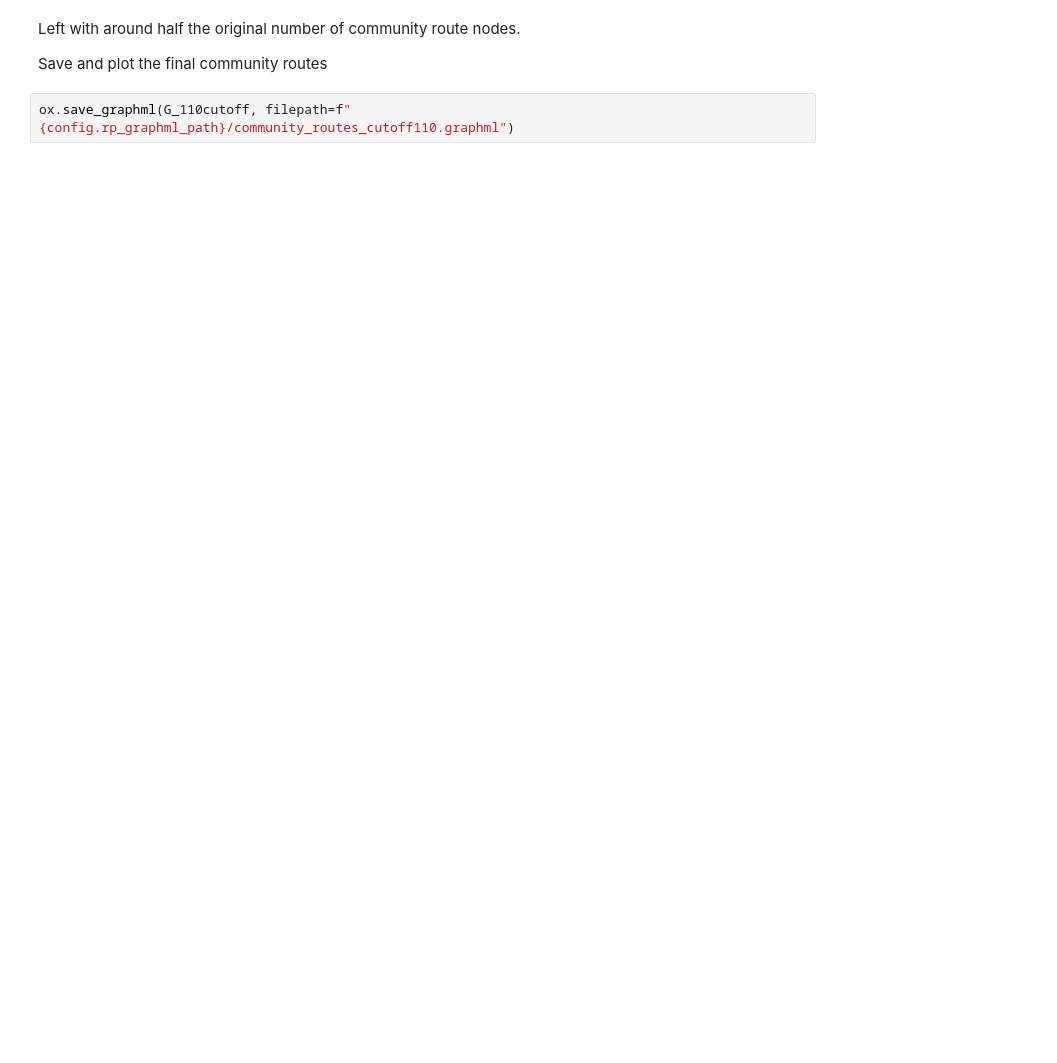
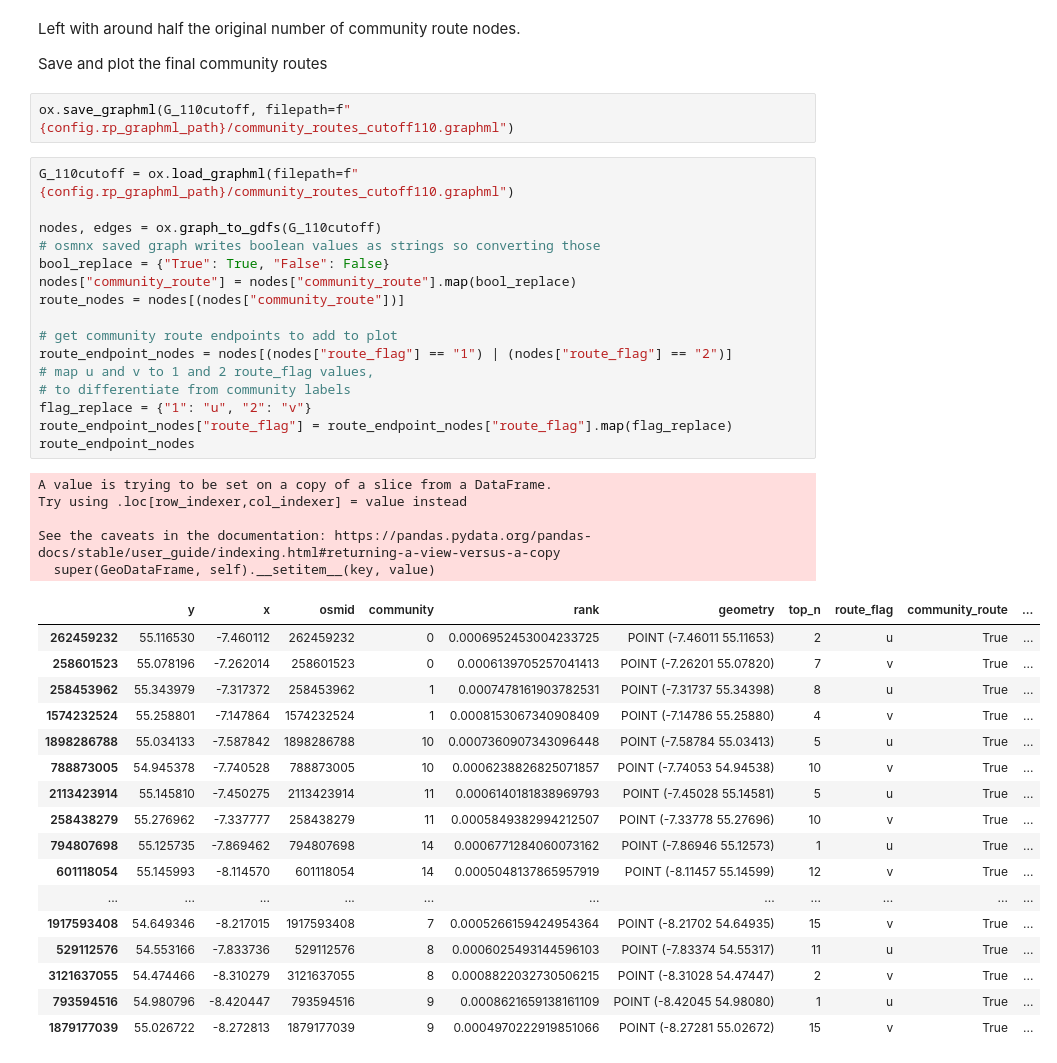
Before and after one commit to ancodia/donegal-bus-routes, a Jupyter notebook: route_planning/notebooks/route_pathfinding.ipynb, the cells around one changed output. Saved outputs shown, nothing was run; the diff lists cells and outputs as text; blank space fills up the shorter version.

```diff
--- a/route_planning/notebooks/route_pathfinding.ipynb
+++ b/route_planning/notebooks/route_pathfinding.ipynb
@@ -267,3 +177,42 @@ Left with around half the original number of community route nodes.
 Save and plot the final community routes
 # %%
 ox.save_graphml(G_110cutoff, filepath=f"{config.rp_graphml_path}/community_routes_cutoff110.graphml")
+# %%
+G_110cutoff = ox.load_graphml(filepath=f"{config.rp_graphml_path}/community_routes_cutoff110.graphml")
+
+nodes, edges = ox.graph_to_gdfs(G_110cutoff)
+# osmnx saved graph writes boolean values as strings so converting those
+bool_replace = {"True": True, "False": False}
+nodes["community_route"] = nodes["community_route"].map(bool_replace)
+route_nodes = nodes[(nodes["community_route"])]
+
+# get community route endpoints to add to plot
+route_endpoint_nodes = nodes[(nodes["route_flag"] == "1") | (nodes["route_flag"] == "2")]
+# map u and v to 1 and 2 route_flag values,
+# to differentiate from community labels
+flag_replace = {"1": "u", "2": "v"}
+route_endpoint_nodes["route_flag"] = route_endpoint_nodes["route_flag"].map(flag_replace)
+route_endpoint_nodes
+# %% [output]
+A value is trying to be set on a copy of a slice from a DataFrame.
+Try using .loc[row_indexer,col_indexer] = value instead
+
+See the caveats in the documentation: https://pandas.pydata.org/pandas-docs/stable/user_guide/indexing.html#returning-a-view-versus-a-copy
+  super(GeoDataFrame, self).__setitem__(key, value)
+|  | y | x | osmid | community | rank | geometry | top_n | route_flag | community_route | ... |
+| 262459232 | 55.116530 | -7.460112 | 262459232 | 0 | 0.0006952453004233725 | POINT (-7.46011 55.11653) | 2 | u | True | ... |
+| 258601523 | 55.078196 | -7.262014 | 258601523 | 0 | 0.0006139705257041413 | POINT (-7.26201 55.07820) | 7 | v | True | ... |
+| 258453962 | 55.343979 | -7.317372 | 258453962 | 1 | 0.0007478161903782531 | POINT (-7.31737 55.34398) | 8 | u | True | ... |
+| 1574232524 | 55.258801 | -7.147864 | 1574232524 | 1 | 0.0008153067340908409 | POINT (-7.14786 55.25880) | 4 | v | True | ... |
+| 1898286788 | 55.034133 | -7.587842 | 1898286788 | 10 | 0.0007360907343096448 | POINT (-7.58784 55.03413) | 5 | u | True | ... |
+| 788873005 | 54.945378 | -7.740528 | 788873005 | 10 | 0.0006238826825071857 | POINT (-7.74053 54.94538) | 10 | v | True | ... |
+| 2113423914 | 55.145810 | -7.450275 | 2113423914 | 11 | 0.0006140181838969793 | POINT (-7.45028 55.14581) | 5 | u | True | ... |
+| 258438279 | 55.276962 | -7.337777 | 258438279 | 11 | 0.0005849382994212507 | POINT (-7.33778 55.27696) | 10 | v | True | ... |
+| 794807698 | 55.125735 | -7.869462 | 794807698 | 14 | 0.0006771284060073162 | POINT (-7.86946 55.12573) | 1 | u | True | ... |
+| 601118054 | 55.145993 | -8.114570 | 601118054 | 14 | 0.0005048137865957919 | POINT (-8.11457 55.14599) | 12 | v | True | ... |
+| ... | ... | ... | ... | ... | ... | ... | ... | ... | ... | ... |
+| 1917593408 | 54.649346 | -8.217015 | 1917593408 | 7 | 0.0005266159424954364 | POINT (-8.21702 54.64935) | 15 | v | True | ... |
+| 529112576 | 54.553166 | -7.833736 | 529112576 | 8 | 0.0006025493144596103 | POINT (-7.83374 54.55317) | 11 | u | True | ... |
+| 3121637055 | 54.474466 | -8.310279 | 3121637055 | 8 | 0.0008822032730506215 | POINT (-8.31028 54.47447) | 2 | v | True | ... |
+| 793594516 | 54.980796 | -8.420447 | 793594516 | 9 | 0.0008621659138161109 | POINT (-8.42045 54.98080) | 1 | u | True | ... |
+| 1879177039 | 55.026722 | -8.272813 | 1879177039 | 9 | 0.0004970222919851066 | POINT (-8.27281 55.02672) | 15 | v | True | ... |
```
Also changed, not shown: parts of 32 cells of this notebook, 2 other files.
